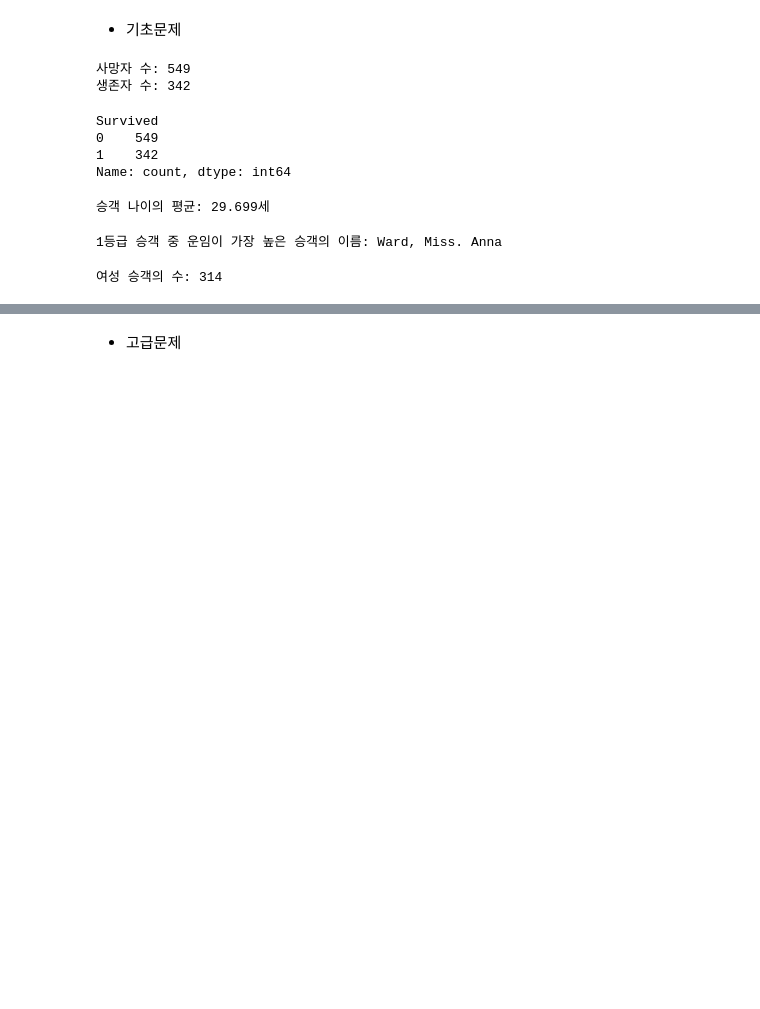
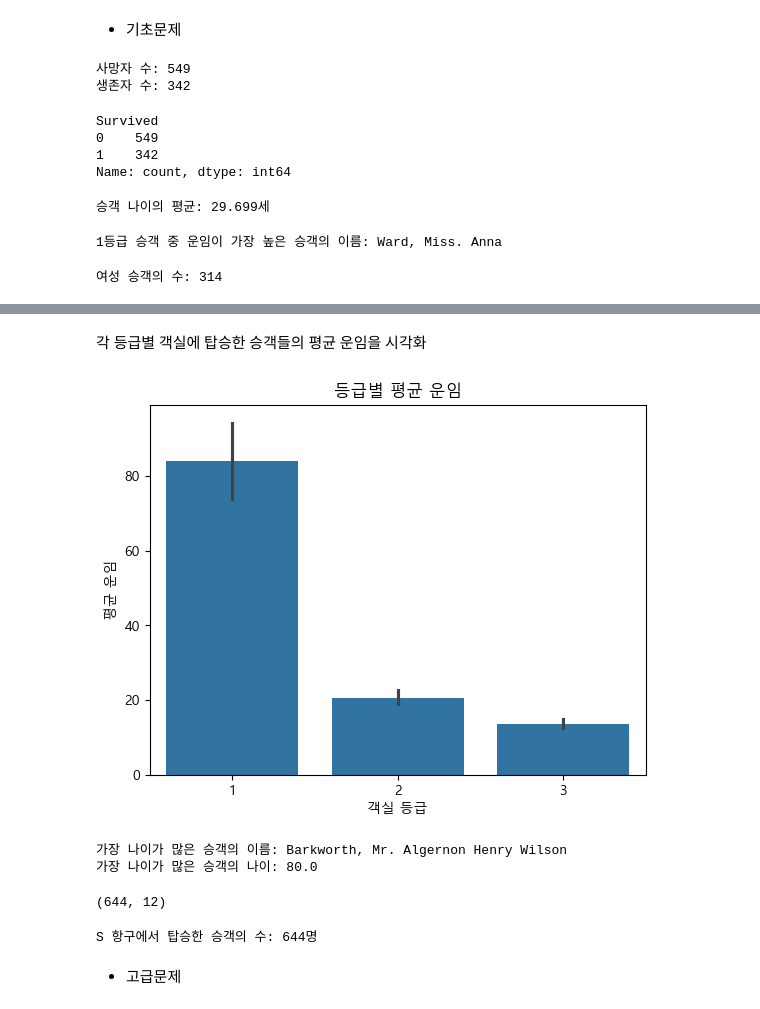
Before and after one commit to Ohgiraffers-bear/WIA-Lecture-Source, a Jupyter notebook: 03_Matplotlib/eda_practice/2_titanic_practice.ipynb, the cells around one changed output, grey strips where cells are left out. Cells and saved outputs as stored; diff of their text form; code cells hidden in the pictures; blank space fills up the shorter version.

```diff
--- a/03_Matplotlib/eda_practice/2_titanic_practice.ipynb
+++ b/03_Matplotlib/eda_practice/2_titanic_practice.ipynb
@@ -110,0 +186,4 @@ print("여성 승객의 수:", num_female)
+# %%
+import matplotlib.pyplot as plt
+plt.rcParams['font.family'] = 'Malgun Gothic'  # 또는 '맑은 고딕'
+plt.rcParams['axes.unicode_minus'] = False   # 마이너스(-) 기호도 정상 표시
@@ -111,7 +203,36 @@ print("여성 승객의 수:", num_female)
+# %% [markdown]
+각 등급별 객실에 탑승한 승객들의 평균 운임을 시각화
+# %%
+# seaborn barplot은 그룹별 평균을 자동으로 계산해줍니다!
+sns.barplot(x='Pclass', y='Fare', data=df)
+
+# 꾸미기(선택)
+plt.title('등급별 평균 운임')
+plt.xlabel('객실 등급')
+plt.ylabel('평균 운임')
+plt.show()
+# %% [output]
+[figure, added]
 # %%
 # 8. 승객 중 나이가 가장 많은 사람의 나이와 이름을 출력
+oldest = df.loc[df['Age'].idxmax()]
+print('가장 나이가 많은 승객의 이름:', oldest['Name'])
+print('가장 나이가 많은 승객의 나이:', oldest['Age'])
+# %% [output]
+가장 나이가 많은 승객의 이름: Barkworth, Mr. Algernon Henry Wilson
+가장 나이가 많은 승객의 나이: 80.0
+# %%
+df[df['Embarked'] == 'S'].shape
+# %% [output]
+(644, 12)
 # %%
 # 9. S 항구에서 탑승한 승객의 수를 출력
+# shape
+num_s_embarked = df[df['Embarked'] == 'S'].shape[0]
+
+print(f"S 항구에서 탑승한 승객의 수: {num_s_embarked}명")
+# %% [output]
+S 항구에서 탑승한 승객의 수: 644명
 # %%
 # 10. 3등급 객실에 탑승한 남성 승객 중 생존자의 수를 출력
 # %% [markdown]
```
Also changed, not shown: parts of 8 cells of this notebook.
